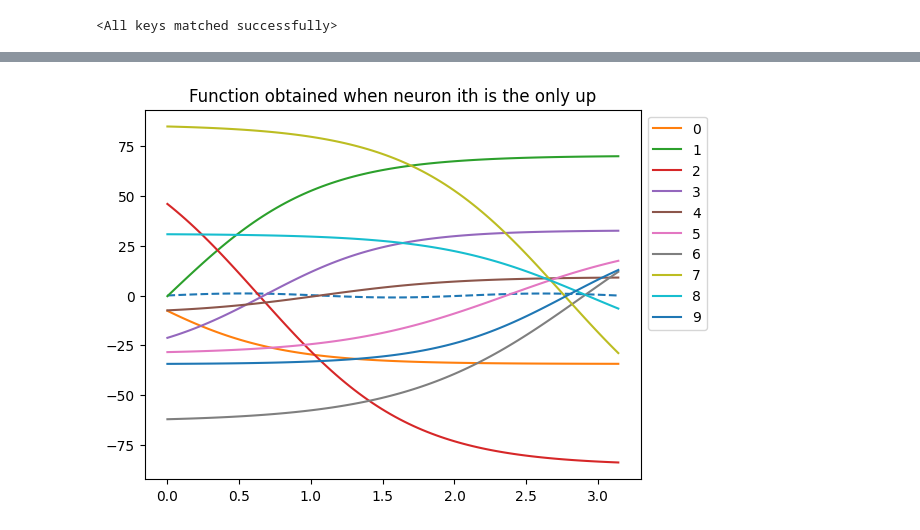
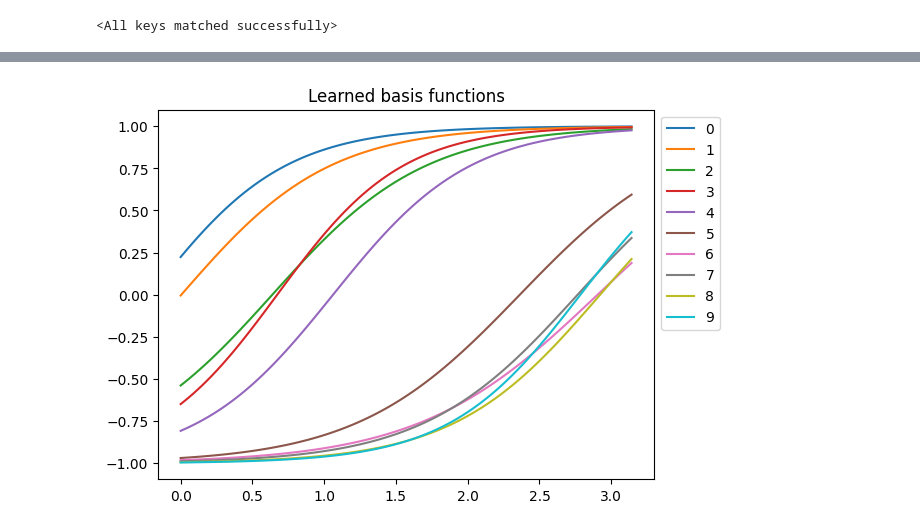
Before and after one commit to emmt1998/Improving_initialization, a Jupyter notebook: torch_1d_pinns_neuron_inspection.ipynb, the cells around one changed output, grey strips where cells are left out. Cells and saved outputs as stored; diff of their text form; code cells hidden in the pictures.

Commit message:
show learned basis

```diff
--- a/torch_1d_pinns_neuron_inspection.ipynb
+++ b/torch_1d_pinns_neuron_inspection.ipynb
@@ -47,18 +73,15 @@ plt.show()
-# %%
-x = torch.linspace(domain_min, domain_max, 100)
-
-net_out = net(x.unsqueeze(dim=1)).squeeze().detach()
-plt.plot(x, net_out, '--')
-
-for i in range(10):
-    W_1 = torch.zeros_like(net[-1].weight)
-    W_1[0, i] = net[-1].weight.clone().detach()[0, i]
-    net_out_1 = net[1](net[0](x.unsqueeze(dim=1))).detach() @ W_1.T
-
-    plt.plot(x, net_out_1, label=f'{i}')
-
-plt.legend(bbox_to_anchor=(1,1))
-plt.title('Function obtained when neuron ith is the only up')
-plt.show()
-# %% [output]
-[figure, removed]
+# %%
+x = torch.linspace(domain_min, domain_max, 100)
+
+net_out = net(x.unsqueeze(dim=1)).squeeze().detach()
+
+learned_basis = net[1](net[0](x.unsqueeze(dim=1)))
+
+for i in range(10):
+    plt.plot(x, learned_basis[:, i].detach(), label=f'{i}')
+
+plt.legend(bbox_to_anchor=(1, 1))
+plt.title('Learned basis functions')
+plt.show()
+# %% [output]
+[figure, added]
```
Also changed, not shown: parts of 1 cell of this notebook.
